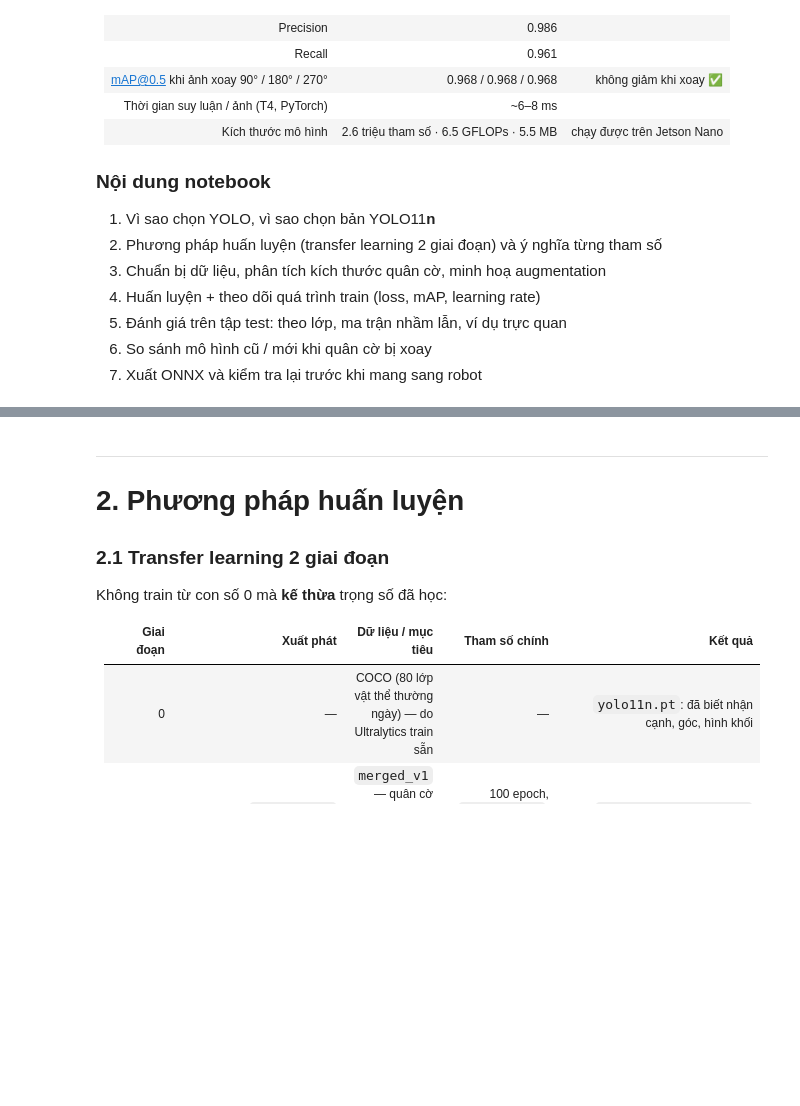
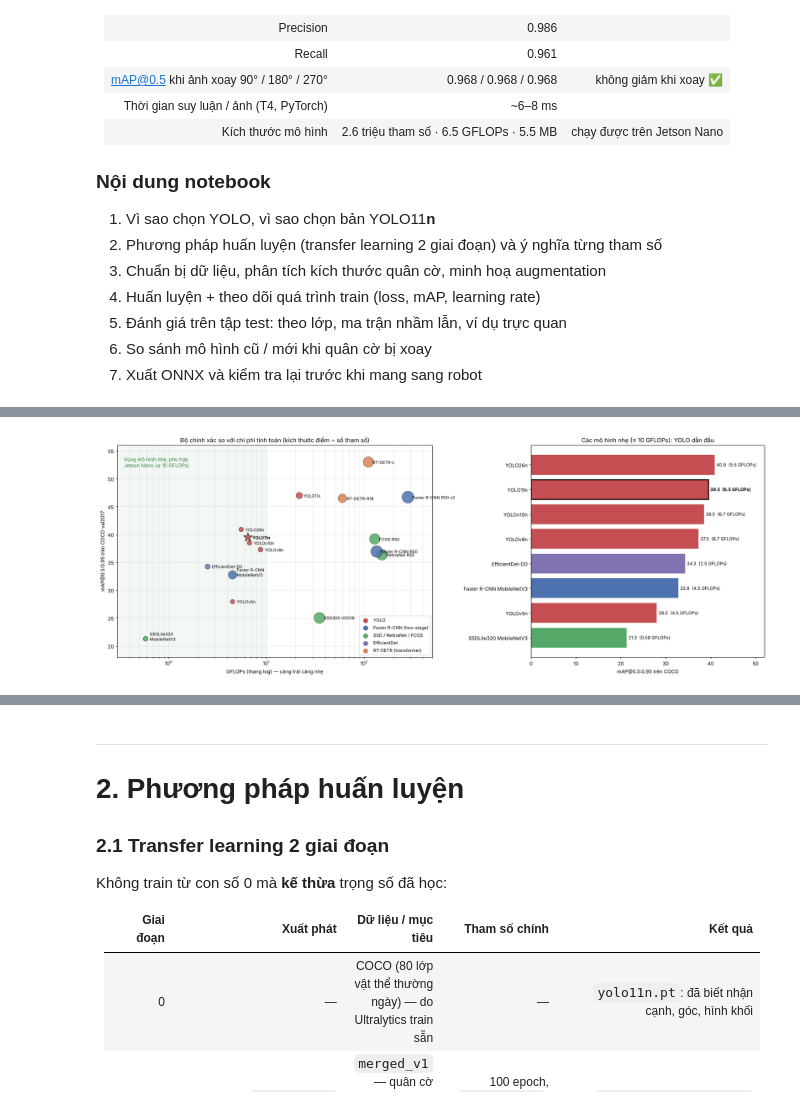
Before and after one commit to JulianNguyen05/xiangqi-sorting-jetmax, a Jupyter notebook: training/train_yolo11.ipynb, the cells around one changed output, grey strips where cells are left out. Cells and saved outputs as stored; diff of their text form; code cells hidden in the pictures; blank space fills up the shorter version.

```diff
--- a/training/train_yolo11.ipynb
+++ b/training/train_yolo11.ipynb
@@ -76,0 +81,59 @@ ax.grid(alpha=0.3); plt.tight_layout(); plt.show()
+# %%
+# ── Biểu đồ so sánh các mô hình phát hiện đối tượng (số liệu công bố, COCO val2017)
+#    Nguồn: torchvision (weights meta), google/automl (EfficientDet), lyuwenyu/RT-DETR, docs.ultralytics.com/compare
+import matplotlib.pyplot as plt
+import numpy as np
+
+MODELS = [  # (tên, họ, mAP50-95, triệu tham số, GFLOPs)
+    ('SSDLite320\nMobileNetV3', 'SSD / RetinaNet / FCOS', 21.3, 3.4, 0.58),
+    ('SSD300 VGG16', 'SSD / RetinaNet / FCOS', 25.1, 35.6, 34.9),
+    ('Faster R-CNN\nMobileNetV3', 'Faster R-CNN (two-stage)', 32.8, 19.4, 4.5),
+    ('EfficientDet-D0', 'EfficientDet', 34.3, 3.9, 2.5),
+    ('RetinaNet R50', 'SSD / RetinaNet / FCOS', 36.4, 34.0, 151.5),
+    ('Faster R-CNN R50', 'Faster R-CNN (two-stage)', 37.0, 41.8, 134.4),
+    ('FCOS R50', 'SSD / RetinaNet / FCOS', 39.2, 32.3, 128.2),
+    ('Faster R-CNN R50 v2', 'Faster R-CNN (two-stage)', 46.7, 43.7, 280.4),
+    ('RT-DETR-R18', 'RT-DETR (transformer)', 46.5, 20, 60),
+    ('RT-DETR-L', 'RT-DETR (transformer)', 53.0, 32, 110),
+    ('YOLOv5n', 'YOLO', 28.0, 1.9, 4.5),
+    ('YOLOv8n', 'YOLO', 37.3, 3.2, 8.7),
+    ('YOLOv10n', 'YOLO', 38.5, 2.3, 6.7),
+    ('YOLO11n', 'YOLO', 39.5, 2.6, 6.5),
+    ('YOLO26n', 'YOLO', 40.9, 2.4, 5.5),
+    ('YOLO11s', 'YOLO', 47.0, 9.4, 21.6),
+]
+FAMILY_COLOR = {'YOLO': '#C44E52', 'Faster R-CNN (two-stage)': '#4C72B0', 'SSD / RetinaNet / FCOS': '#55A868',
+                'EfficientDet': '#8172B2', 'RT-DETR (transformer)': '#DD8452'}
+
+fig, axes = plt.subplots(1, 2, figsize=(19, 7), gridspec_kw={'width_ratios': [1.35, 1]})
+
+# (a) Độ chính xác vs chi phí tính toán
+ax = axes[0]
+ax.axvspan(0.3, 10, color='#55A868', alpha=0.07)
+ax.text(0.35, 54, 'Vùng mô hình nhẹ, phù hợp\nJetson Nano (≲ 10 GFLOPs)', color='#2E7D32', fontsize=10, va='top')
+for name, fam, m, p, fl in MODELS:
+    star = name == 'YOLO11n'
+    ax.scatter(fl, m, s=(60 + p * 12) * (4 if star else 1), color=FAMILY_COLOR[fam], alpha=0.85, edgecolor='black',
+               lw=1 if star else 0.5, zorder=3, marker='*' if star else 'o')
+    ax.annotate(name, (fl, m), textcoords='offset points', xytext=(9, -4), fontsize=8.5,
+                fontweight='bold' if star else 'normal')
+for f, c in FAMILY_COLOR.items():
+    ax.scatter([], [], color=c, s=80, label=f)
+ax.set_xscale('log'); ax.set_xlim(0.3, 500); ax.set_ylim(18, 56)
+ax.set_xlabel('GFLOPs (thang log) — càng trái càng nhẹ'); ax.set_ylabel('mAP@0.5:0.95 trên COCO val2017')
+ax.set_title('Độ chính xác so với chi phí tính toán (kích thước điểm ~ số tham số)')
+ax.grid(alpha=0.3, which='both'); ax.legend(loc='lower right', fontsize=9)
+
+# (b) Hiệu quả: mAP trên mỗi GFLOP, chỉ xét các mô hình ≤ 10 GFLOPs
+ax = axes[1]
+light = sorted([(n.replace('\n', ' '), f, m, fl) for n, f, m, p, fl in MODELS if fl <= 10], key=lambda t: t[2])
+names_l = [t[0] for t in light]
+ax.barh(names_l, [t[2] for t in light], color=[FAMILY_COLOR[t[1]] for t in light],
+        edgecolor=['black' if t[0] == 'YOLO11n' else 'none' for t in light], lw=2)
+for i, (n, f, m, fl) in enumerate(light):
+    ax.text(m + 0.4, i, f'{m}  ({fl} GFLOPs)', va='center', fontsize=9, fontweight='bold' if n == 'YOLO11n' else 'normal')
+ax.set_xlim(0, 52); ax.set_xlabel('mAP@0.5:0.95 trên COCO')
+ax.set_title('Các mô hình nhẹ (≤ 10 GFLOPs): YOLO dẫn đầu')
+plt.tight_layout(); plt.show()
+# %% [output]
+[figure, added]
```
Also changed, not shown: parts of 4 cells of this notebook.
